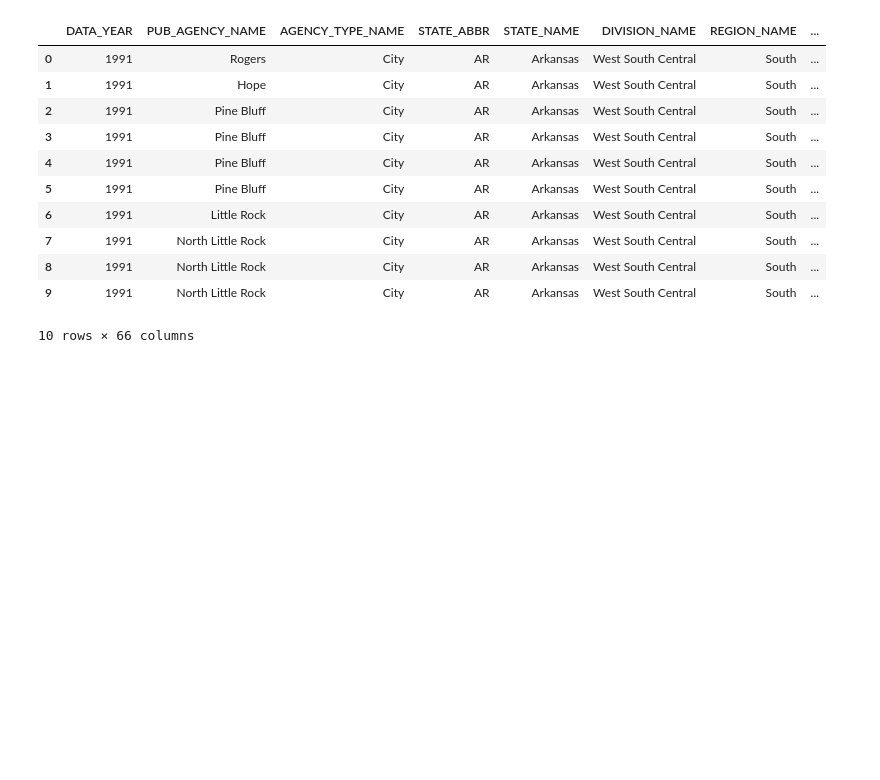
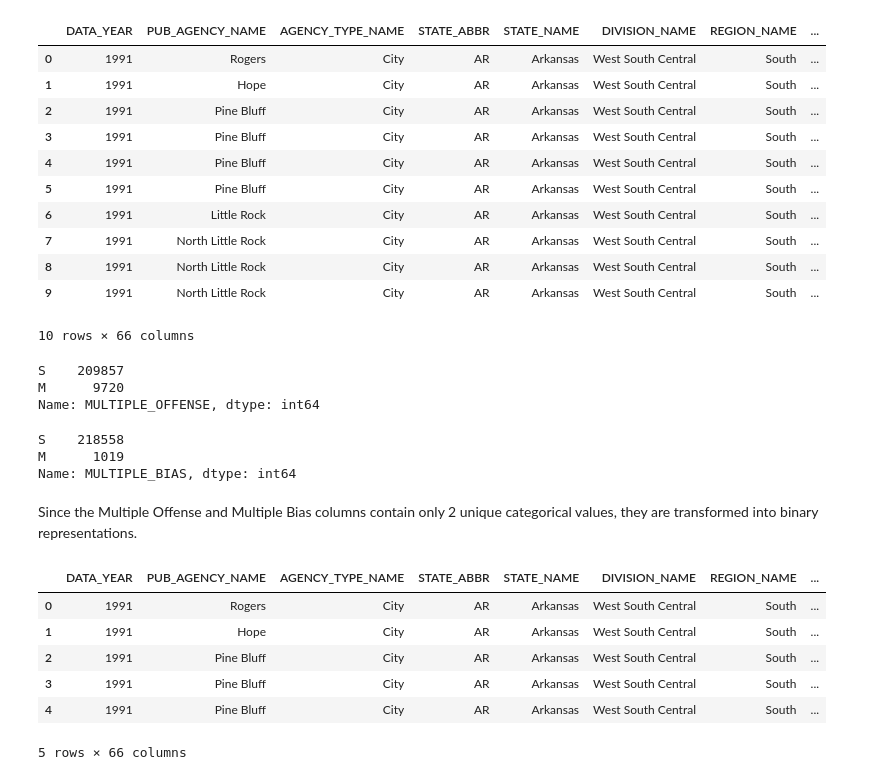
Before and after one commit to alphonso-a/big-data-project, a Jupyter notebook: Mita.ipynb, the cells around one changed output. Drawn from its saved outputs; the diff is of its cells as text; code cells hidden in the pictures; blank space fills up the shorter version.

```diff
--- a/Mita.ipynb
+++ b/Mita.ipynb
@@ -162,3 +162,29 @@ data.head(10)
 | 8 | 1991 | North Little Rock | City | AR | Arkansas | West South Central | South | ... |
 | 9 | 1991 | North Little Rock | City | AR | Arkansas | West South Central | South | ... |
 10 rows × 66 columns
+# %%
+data['MULTIPLE_OFFENSE'].value_counts()
+# %% [output]
+S    209857
+M      9720
+Name: MULTIPLE_OFFENSE, dtype: int64
+# %%
+data['MULTIPLE_BIAS'].value_counts()
+# %% [output]
+S    218558
+M      1019
+Name: MULTIPLE_BIAS, dtype: int64
+# %% [markdown]
+Since the Multiple Offense and Multiple Bias columns contain only 2 unique categorical values, they are transformed into binary representations.
+# %%
+data['MULTIPLE_OFFENSE'] = data['MULTIPLE_OFFENSE'].replace(["S", "M"], [0,1])
+data['MULTIPLE_BIAS'] = data['MULTIPLE_BIAS'].replace(["S", "M"], [0,1])
+data.head()
+# %% [output]
+|  | DATA_YEAR | PUB_AGENCY_NAME | AGENCY_TYPE_NAME | STATE_ABBR | STATE_NAME | DIVISION_NAME | REGION_NAME | ... |
+| 0 | 1991 | Rogers | City | AR | Arkansas | West South Central | South | ... |
+| 1 | 1991 | Hope | City | AR | Arkansas | West South Central | South | ... |
+| 2 | 1991 | Pine Bluff | City | AR | Arkansas | West South Central | South | ... |
+| 3 | 1991 | Pine Bluff | City | AR | Arkansas | West South Central | South | ... |
+| 4 | 1991 | Pine Bluff | City | AR | Arkansas | West South Central | South | ... |
+5 rows × 66 columns
```
Also changed, not shown: parts of 7 cells of this notebook.
